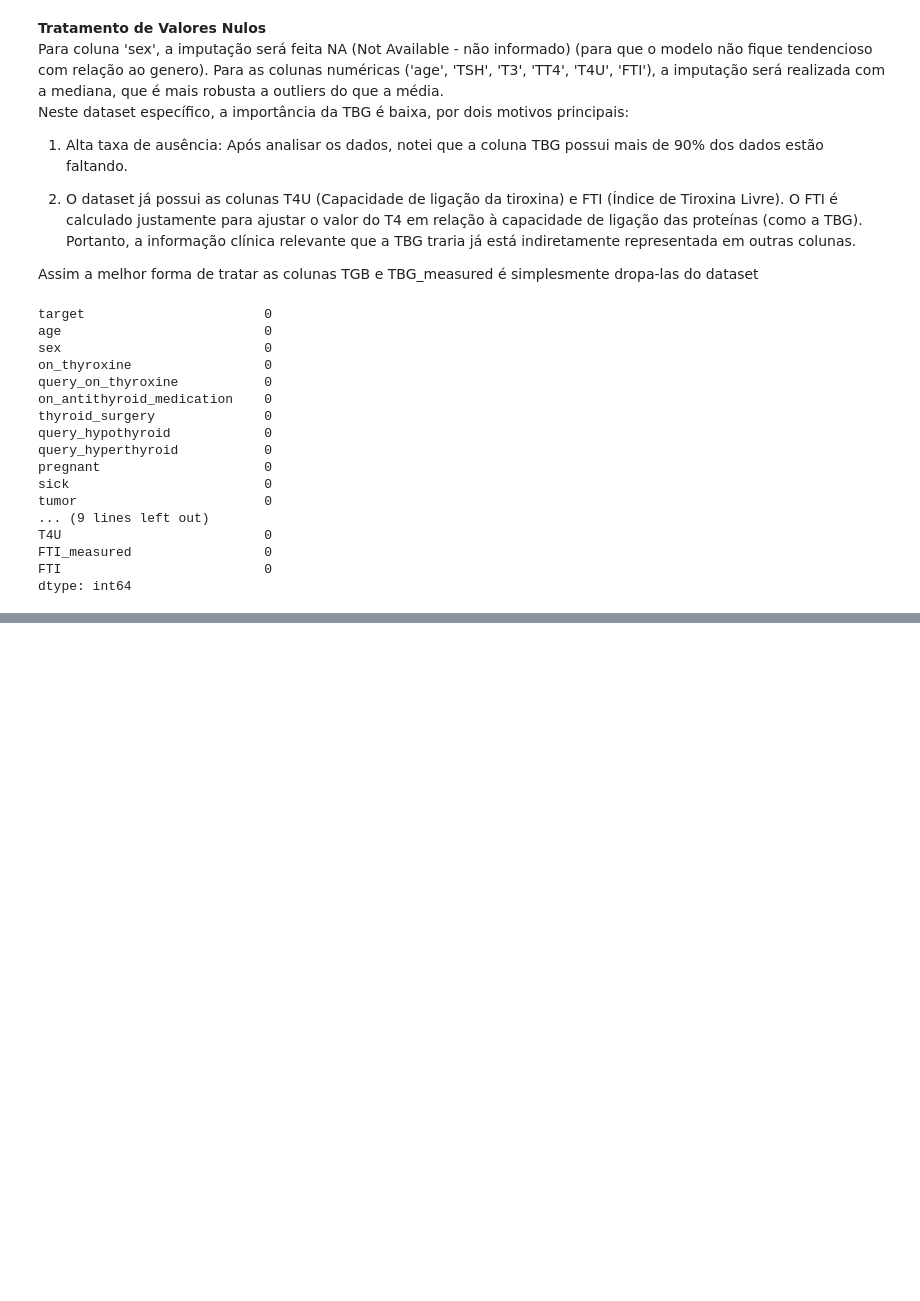
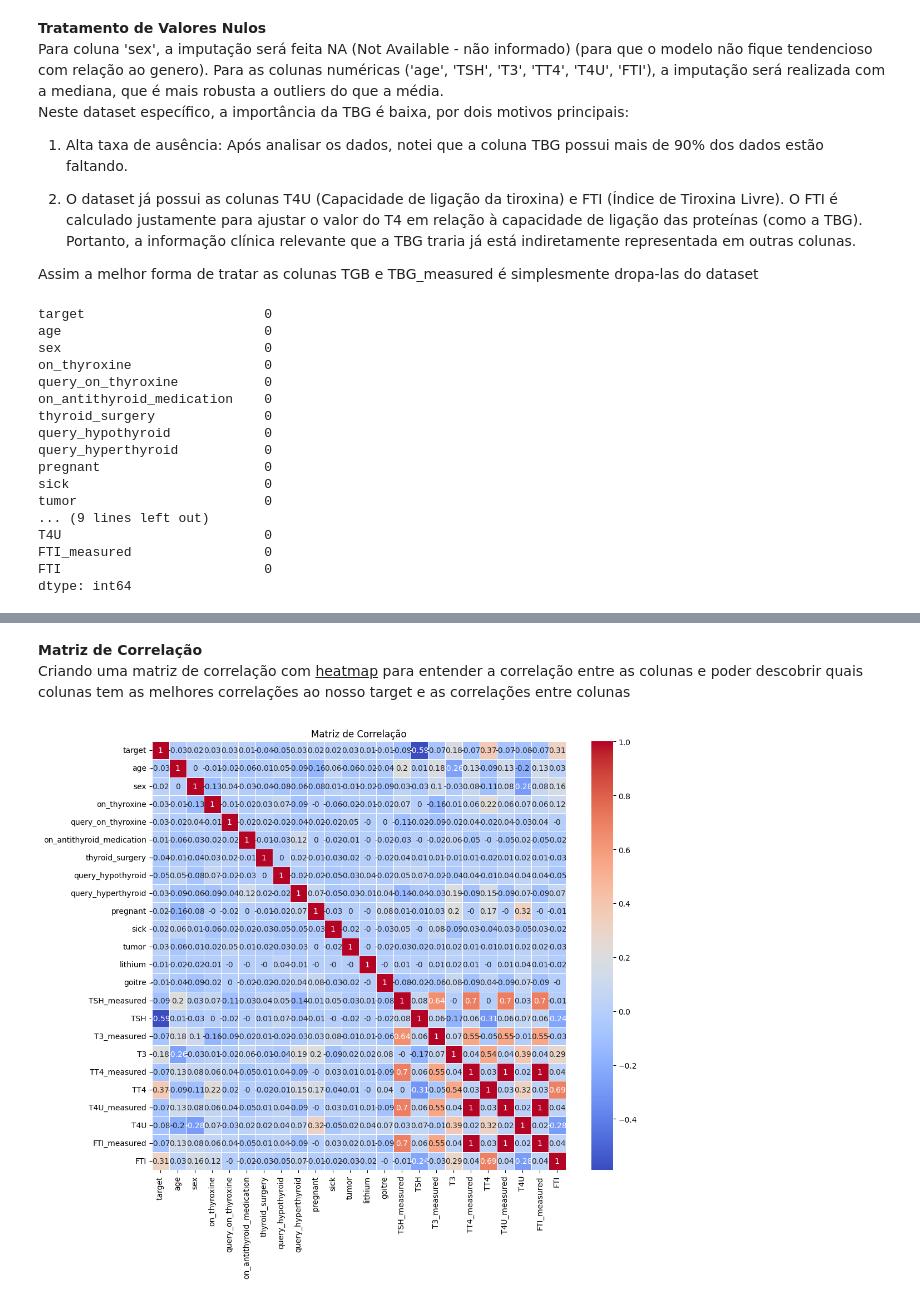
Before and after one commit to mvaraujo1977/TechCahllenge_Tireoide, a Jupyter notebook: model_tireoide.ipynb, the cells around one changed output, grey strips where cells are left out. Drawn from its saved outputs; the diff is of its cells as text; code cells hidden in the pictures; blank space fills up the shorter version.

Commit message:
Adiciona Matriz de Correlação

```diff
--- a/model_tireoide.ipynb
+++ b/model_tireoide.ipynb
@@ -188,0 +208,31 @@ dtype: int64
+# %% [markdown]
+**Matriz de Correlação**<br>
+Criando uma matriz de correlação com <u>heatmap</u> para entender a correlação entre as colunas e poder descobrir quais colunas tem as melhores correlações ao nosso target e as correlações entre colunas
+# %%
+import matplotlib.pyplot as plt
+import seaborn as sb
+import pandas as pd
+import numpy as np
+from sklearn.preprocessing import LabelEncoder
+
+
+colunas = ["target", "sex", "on_thyroxine", "query_on_thyroxine",	"on_antithyroid_medication",	"thyroid_surgery",
+           "query_hypothyroid",	"query_hyperthyroid",	"pregnant", "sick", "tumor", "lithium", "goitre",
+           "TSH_measured", "T3_measured", "TT4_measured", "T4U_measured", "FTI_measured"]
+
+label_encoder = LabelEncoder()
+df_correlation = df.copy()
+for col in colunas:
+    if col in df_correlation.columns:
+        df_correlation[col] = label_encoder.fit_transform(df_correlation[col])
+
+# Calcular a matriz de correlação
+# Selecionando apenas colunas numéricas para a correlação
+correlation_matriz = df_correlation.select_dtypes(include=['number']).corr().round(2)
+
+fig, ax = plt.subplots(figsize=(12, 10))
+sb.heatmap(data=correlation_matriz, annot=True, cmap='coolwarm', linewidths=0.5, ax=ax)
+plt.title('Matriz de Correlação')
+plt.show()
+# %% [output]
+[figure, added]
```
Also changed, not shown: parts of 4 cells of this notebook.
